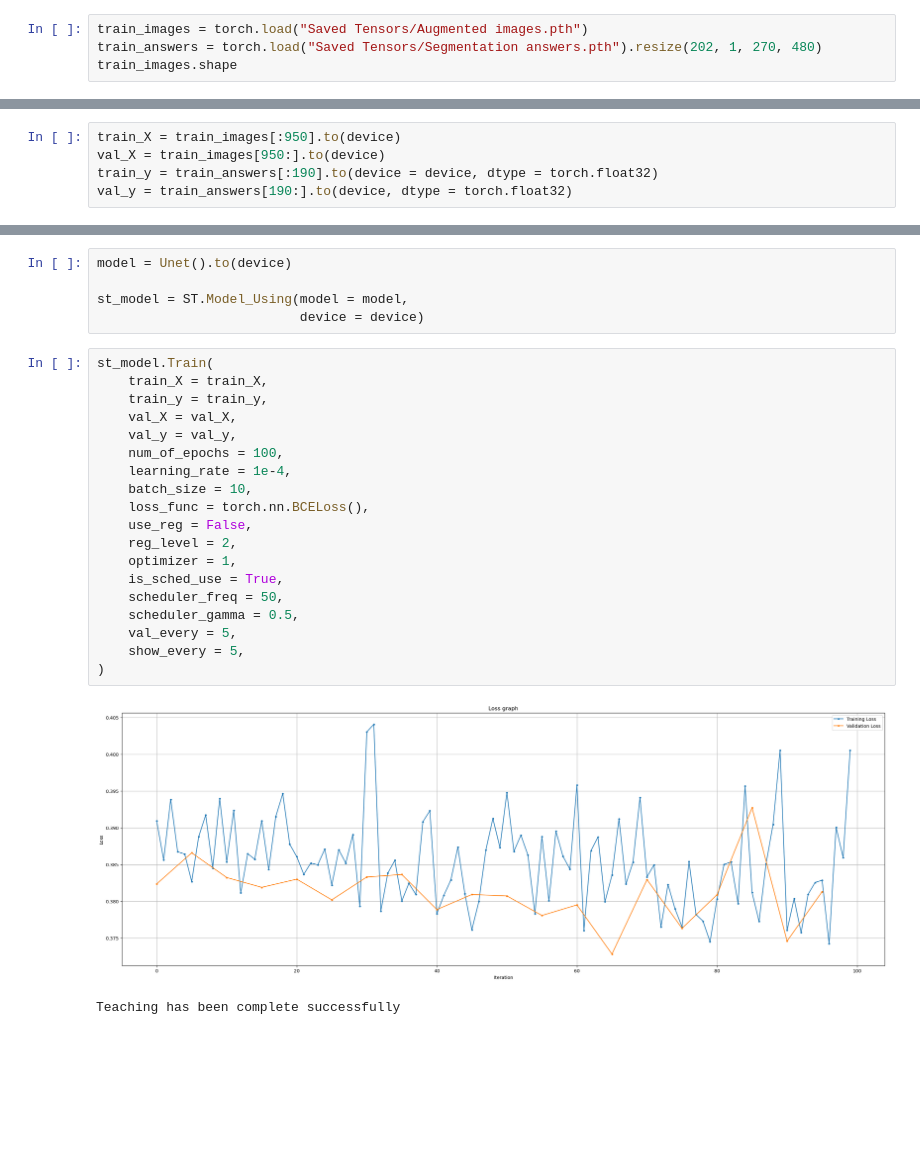
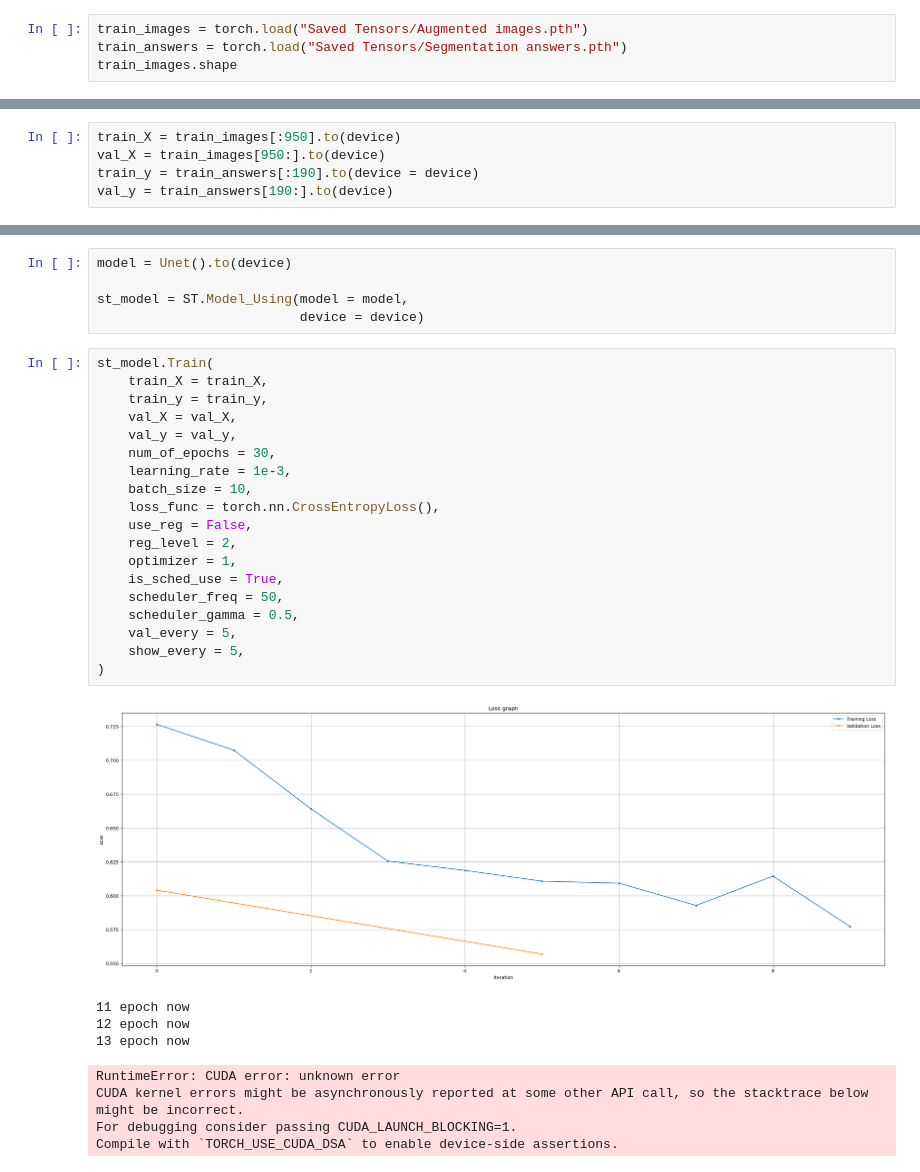
Before and after one commit to sodeeplearning/Net-Nomera, a Jupyter notebook: teaching.ipynb, the cells around one changed output, grey strips where cells are left out. Saved outputs shown, nothing was run; the diff lists cells and outputs as text; blank space fills up the shorter version.

```diff
--- a/teaching.ipynb
+++ b/teaching.ipynb
@@ -178,15 +208,15 @@ Estimated Total Size (MB): 284.67
 ## Getting dataset
 # %%
 train_images = torch.load("Saved Tensors/Augmented images.pth")
-train_answers = torch.load("Saved Tensors/Segmentation answers.pth").resize(202, 1, 270, 480)
+train_answers = torch.load("Saved Tensors/Segmentation answers.pth")
 train_images.shape
 # %% [output]
 torch.Size([1010, 3, 270, 480])
 # %%
 train_X = train_images[:950].to(device)
 val_X = train_images[950:].to(device)
-train_y = train_answers[:190].to(device = device, dtype = torch.float32)
-val_y = train_answers[190:].to(device, dtype = torch.float32)
+train_y = train_answers[:190].to(device = device)
+val_y = train_answers[190:].to(device)
 # %% [markdown]
 ## Teaching model
 # %%
@@ -197,22 +227,28 @@ st_model = ST.Model_Using(model = model,
 # %%
 st_model.Train(
     train_X = train_X,
     train_y = train_y,
     val_X = val_X,
     val_y = val_y,
-    num_of_epochs = 100,
-    learning_rate = 1e-4,
+    num_of_epochs = 30,
+    learning_rate = 1e-3,
     batch_size = 10,
-    loss_func = torch.nn.BCELoss(),
+    loss_func = torch.nn.CrossEntropyLoss(),
     use_reg = False,
     reg_level = 2,
     optimizer = 1,
     is_sched_use = True,
     scheduler_freq = 50,
     scheduler_gamma = 0.5,
     val_every = 5,
     show_every = 5,
 )
 # %% [output]
-[figure, old version]
+[figure, new version]
-Teaching has been complete successfully
+11 epoch now
+12 epoch now
+13 epoch now
+RuntimeError: CUDA error: unknown error
+CUDA kernel errors might be asynchronously reported at some other API call, so the stacktrace below might be incorrect.
+For debugging consider passing CUDA_LAUNCH_BLOCKING=1.
+Compile with `TORCH_USE_CUDA_DSA` to enable device-side assertions.
```
Also changed, not shown: parts of 11 cells of this notebook, 1 other file.
